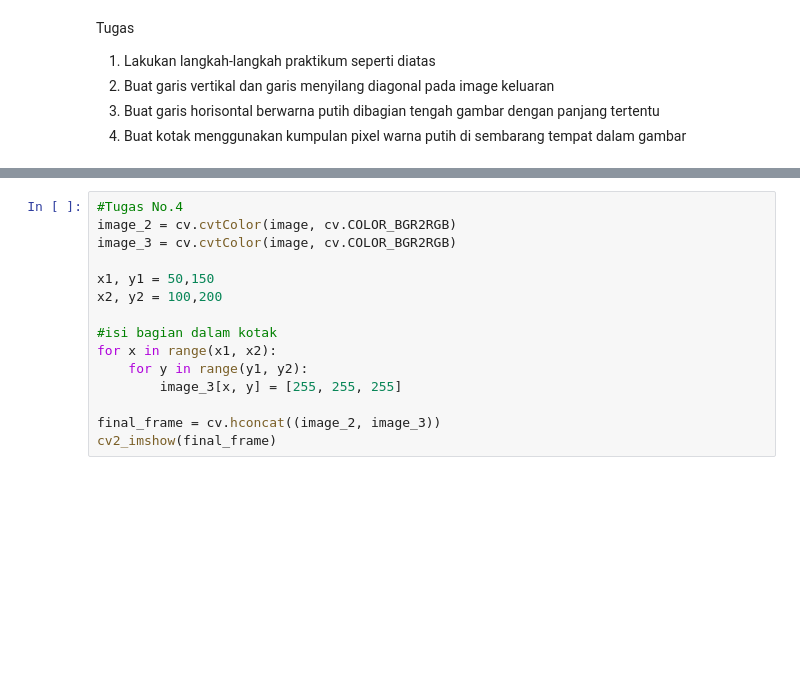
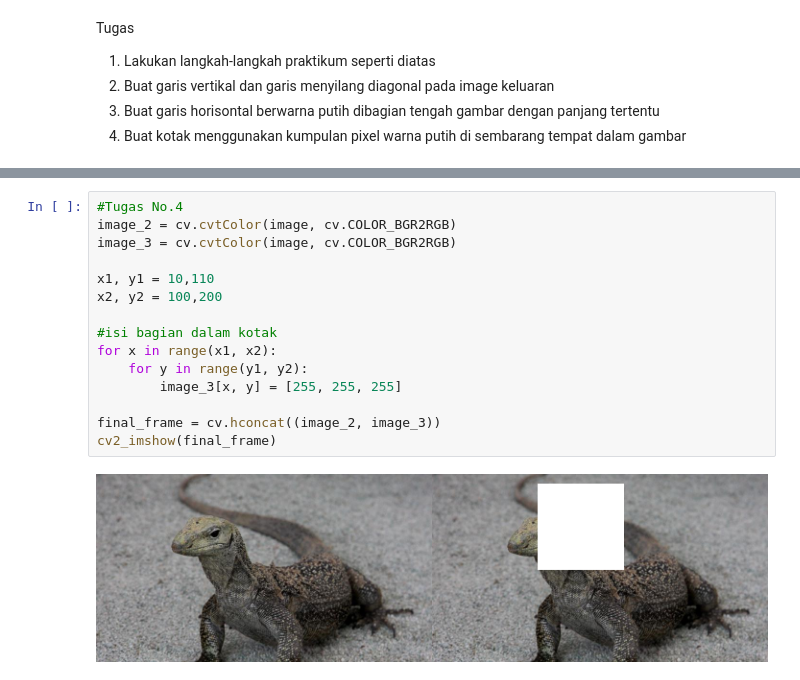
Before and after one commit to radeonaru/pcvk_ganjil_2024, a Jupyter notebook: Week1.ipynb, the cells around one changed output, grey strips where cells are left out. Cells and saved outputs as stored; diff of their text form; blank space fills up the shorter version.

```diff
--- a/Week1.ipynb
+++ b/Week1.ipynb
@@ -130,15 +142,17 @@ cv2_imshow(final_frame)
 # %%
 #Tugas No.4
 image_2 = cv.cvtColor(image, cv.COLOR_BGR2RGB)
 image_3 = cv.cvtColor(image, cv.COLOR_BGR2RGB)
 
-x1, y1 = 50,150
+x1, y1 = 10,110
 x2, y2 = 100,200
 
 #isi bagian dalam kotak
 for x in range(x1, x2):
     for y in range(y1, y2):
         image_3[x, y] = [255, 255, 255]
 
 final_frame = cv.hconcat((image_2, image_3))
 cv2_imshow(final_frame)
+# %% [output]
+[figure, added]
```
Also changed, not shown: parts of 6 cells of this notebook.
